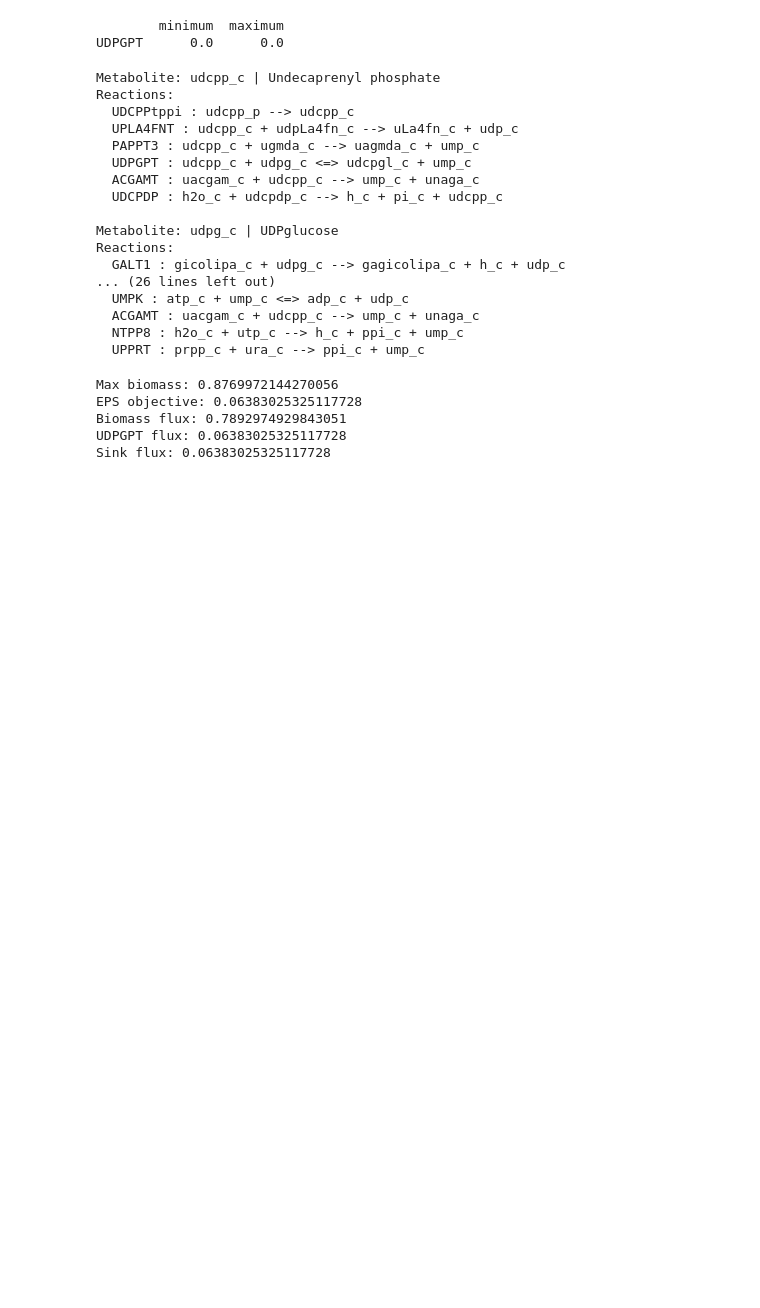
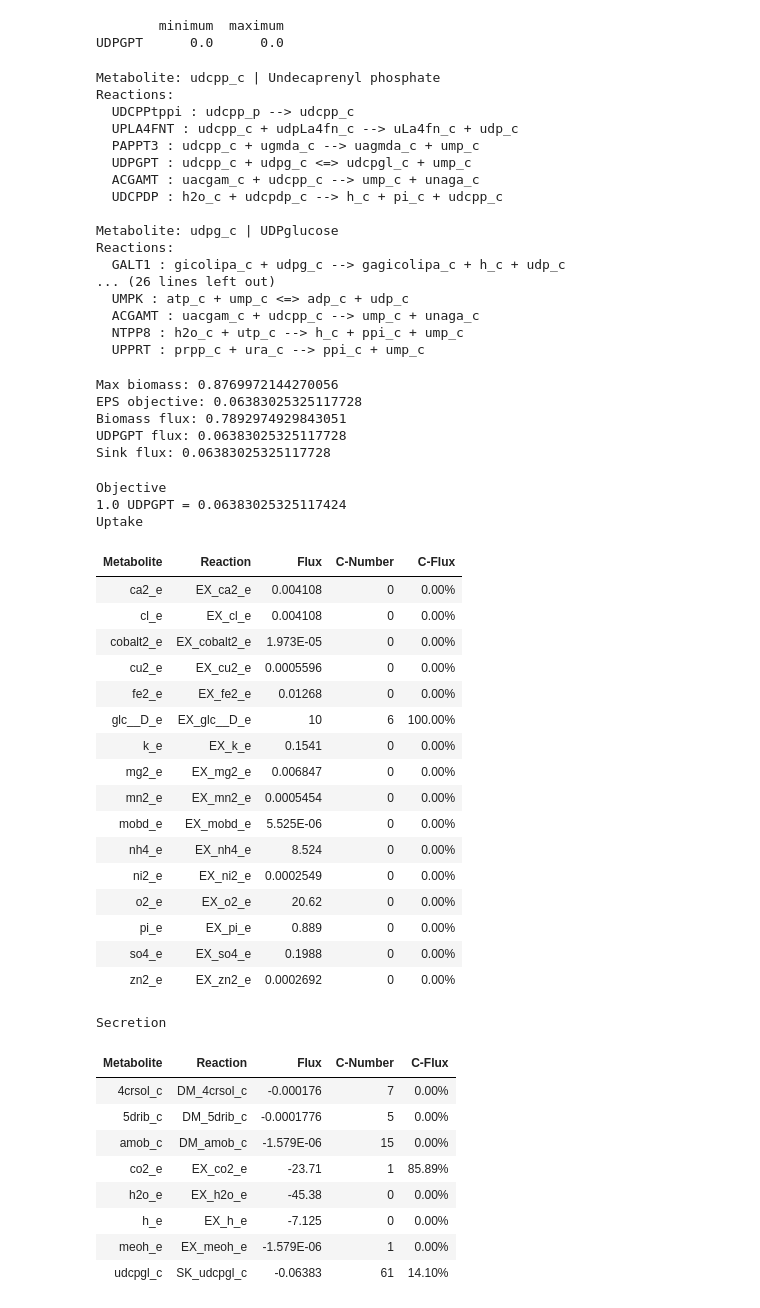
Before and after one commit to vivarium-collective/string-analysis-ecoliGEM, a Jupyter notebook: model_investigation.ipynb, the cells around one changed output. Cells and saved outputs as stored; diff of their text form; code cells hidden in the pictures; blank space fills up the shorter version.

```diff
--- a/model_investigation.ipynb
+++ b/model_investigation.ipynb
@@ -1296,3 +1327,36 @@ EPS objective: 0.06383025325117728
 Biomass flux: 0.7892974929843051
 UDPGPT flux: 0.06383025325117728
 Sink flux: 0.06383025325117728
+# %%
+m.summary()
+# %% [output]
+Objective
+1.0 UDPGPT = 0.06383025325117424
+Uptake
+| Metabolite | Reaction | Flux | C-Number | C-Flux |
+| ca2_e | EX_ca2_e | 0.004108 | 0 | 0.00% |
+| cl_e | EX_cl_e | 0.004108 | 0 | 0.00% |
+| cobalt2_e | EX_cobalt2_e | 1.973E-05 | 0 | 0.00% |
+| cu2_e | EX_cu2_e | 0.0005596 | 0 | 0.00% |
+| fe2_e | EX_fe2_e | 0.01268 | 0 | 0.00% |
+| glc__D_e | EX_glc__D_e | 10 | 6 | 100.00% |
+| k_e | EX_k_e | 0.1541 | 0 | 0.00% |
+| mg2_e | EX_mg2_e | 0.006847 | 0 | 0.00% |
+| mn2_e | EX_mn2_e | 0.0005454 | 0 | 0.00% |
+| mobd_e | EX_mobd_e | 5.525E-06 | 0 | 0.00% |
+| nh4_e | EX_nh4_e | 8.524 | 0 | 0.00% |
+| ni2_e | EX_ni2_e | 0.0002549 | 0 | 0.00% |
+| o2_e | EX_o2_e | 20.62 | 0 | 0.00% |
+| pi_e | EX_pi_e | 0.889 | 0 | 0.00% |
+| so4_e | EX_so4_e | 0.1988 | 0 | 0.00% |
+| zn2_e | EX_zn2_e | 0.0002692 | 0 | 0.00% |
+Secretion
+| Metabolite | Reaction | Flux | C-Number | C-Flux |
+| 4crsol_c | DM_4crsol_c | -0.000176 | 7 | 0.00% |
+| 5drib_c | DM_5drib_c | -0.0001776 | 5 | 0.00% |
+| amob_c | DM_amob_c | -1.579E-06 | 15 | 0.00% |
+| co2_e | EX_co2_e | -23.71 | 1 | 85.89% |
+| h2o_e | EX_h2o_e | -45.38 | 0 | 0.00% |
+| h_e | EX_h_e | -7.125 | 0 | 0.00% |
+| meoh_e | EX_meoh_e | -1.579E-06 | 1 | 0.00% |
+| udcpgl_c | SK_udcpgl_c | -0.06383 | 61 | 14.10% |
```
Also changed, not shown: parts of 10 cells of this notebook, 1 other file.
